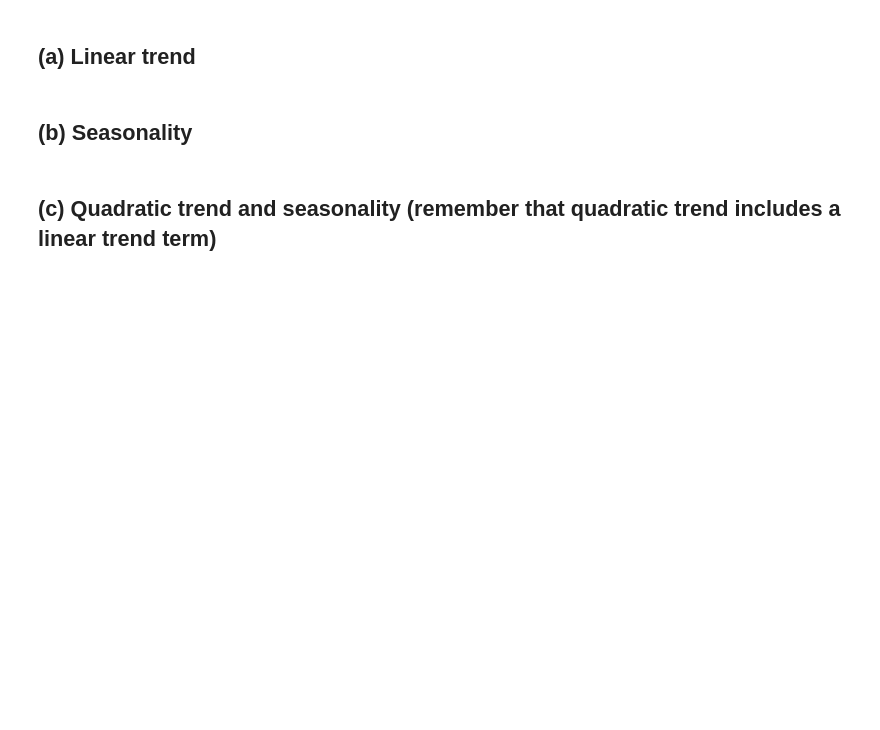
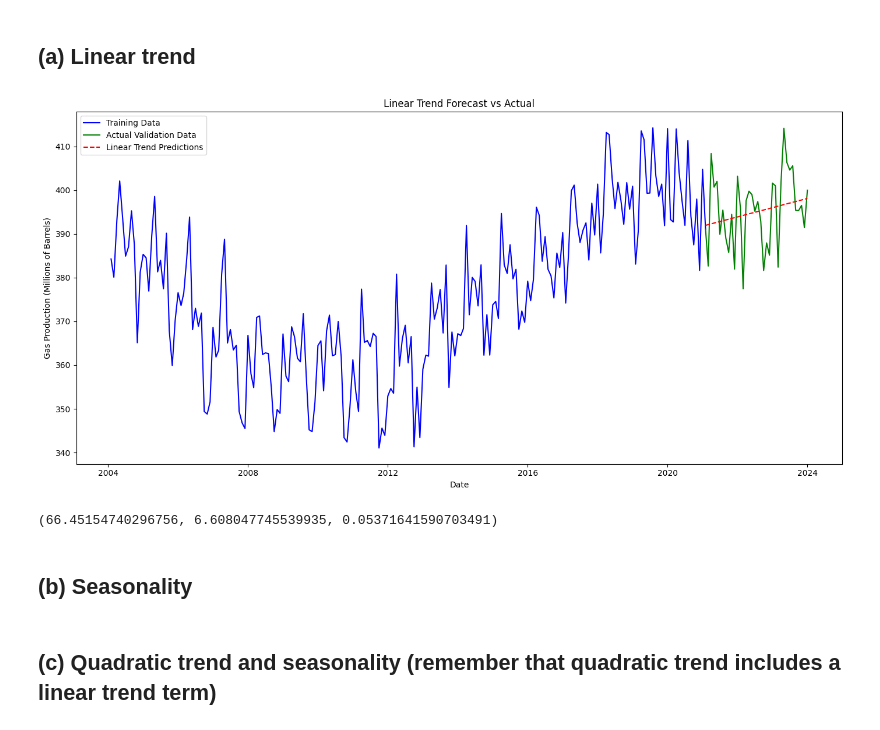
Before and after one commit to EviIius/6211_Advanced_BA, a Jupyter notebook: Assignment4_Series_Analysis/Time.ipynb, the cells around one changed output. Drawn from its saved outputs; the diff is of its cells as text; code cells hidden in the pictures; blank space fills up the shorter version.

```diff
--- a/Assignment4_Series_Analysis/Time.ipynb
+++ b/Assignment4_Series_Analysis/Time.ipynb
@@ -13,2 +53,15 @@
 # %% [markdown]
 # **2. Split the data into training and validation sets.  Use the last three years of data for validation set and the remaining as the training set. Run the following forecasting models. (5)**
+# %%
+# Splitting the data into training and validation sets
+# Last three years for validation set, remaining for training set
+
+# Extracting the start date for the validation set (last three years)
+validation_start_date = '2021-01'
+
+# Creating training and validation sets
+df_train = df[:validation_start_date]
+df_validation = df[validation_start_date:]
+
+# Checking the first and last few rows of the training set to confirm the split
+df_train.tail(), df_validation.head()
@@ -15,5 +83,48 @@
 # %% [markdown]
 ## (a)  Linear trend
+# %%
+from statsmodels.tsa.seasonal import seasonal_decompose
+import numpy as np
+from sklearn.linear_model import LinearRegression
+from sklearn.metrics import mean_squared_error, mean_absolute_error, r2_score
+
+# Decompose the series to identify trend
+result = seasonal_decompose(df_train['Gas_prod'], model='additive', period=12)
+
+# Prepare the trend component for modeling, removing NaN values that result from decomposition
+trend = result.trend.dropna()
+trend_index = np.arange(len(trend)).reshape(-1, 1)  # Use a simple index for the trend component
+
+# Linear Trend Model
+model_linear_trend = LinearRegression()
+model_linear_trend.fit(trend_index, trend)
+
+# Predict using the model
+trend_pred_index = np.arange(len(trend), len(trend) + len(df_validation)).reshape(-1, 1)
+linear_trend_predictions = model_linear_trend.predict(trend_pred_index)
+
+# Plotting the linear trend predictions along with actual data
+plt.figure(figsize=(14, 7))
+plt.plot(df_train.index, df_train['Gas_prod'], label='Training Data', color='blue')
+plt.plot(df_validation.index, df_validation['Gas_prod'], label='Actual Validation Data', color='green')
+plt.plot(df_validation.index, linear_trend_predictions, label='Linear Trend Predictions', color='red', linestyle='--')
+plt.title('Linear Trend Forecast vs Actual')
+plt.xlabel('Date')
+plt.ylabel('Gas Production (Millions of Barrels)')
+plt.legend()
+plt.tight_layout()
+
+plt.show()
+
+# Calculate and display metrics for linear trend model
+mse = mean_squared_error(df_validation['Gas_prod'], linear_trend_predictions)
+mae = mean_absolute_error(df_validation['Gas_prod'], linear_trend_predictions)
+r2 = r2_score(df_validation['Gas_prod'], linear_trend_predictions)
+
+mse, mae, r2
+# %% [output]
+[figure, added]
+(66.45154740296756, 6.608047745539935, 0.05371641590703491)
 # %% [markdown]
 ## (b)  Seasonality
 # %% [markdown]
```
Also changed, not shown: parts of 5 cells of this notebook.
